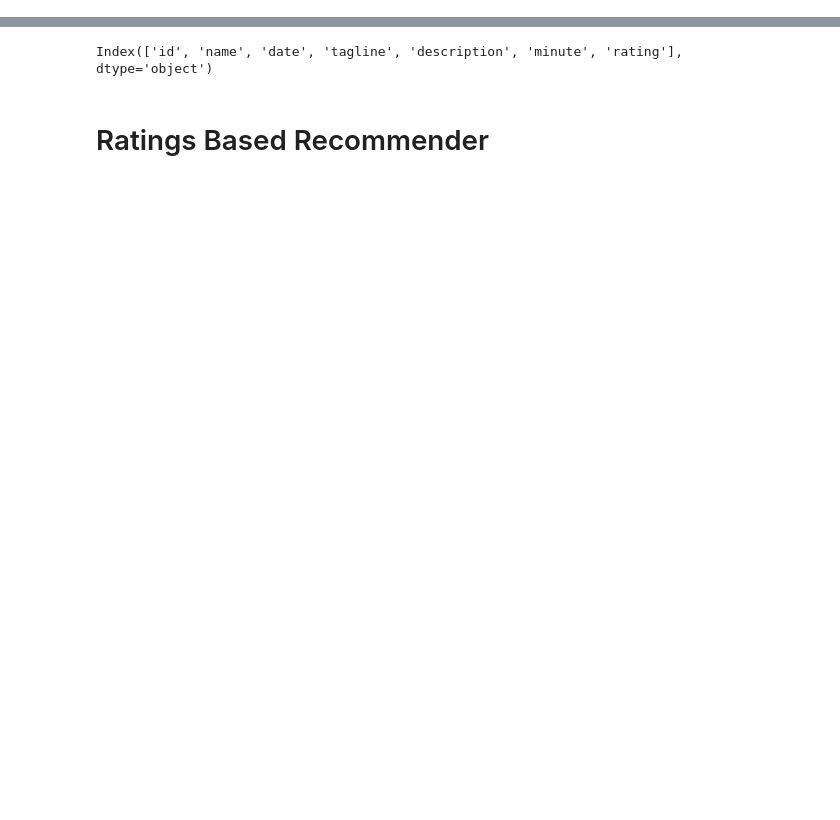
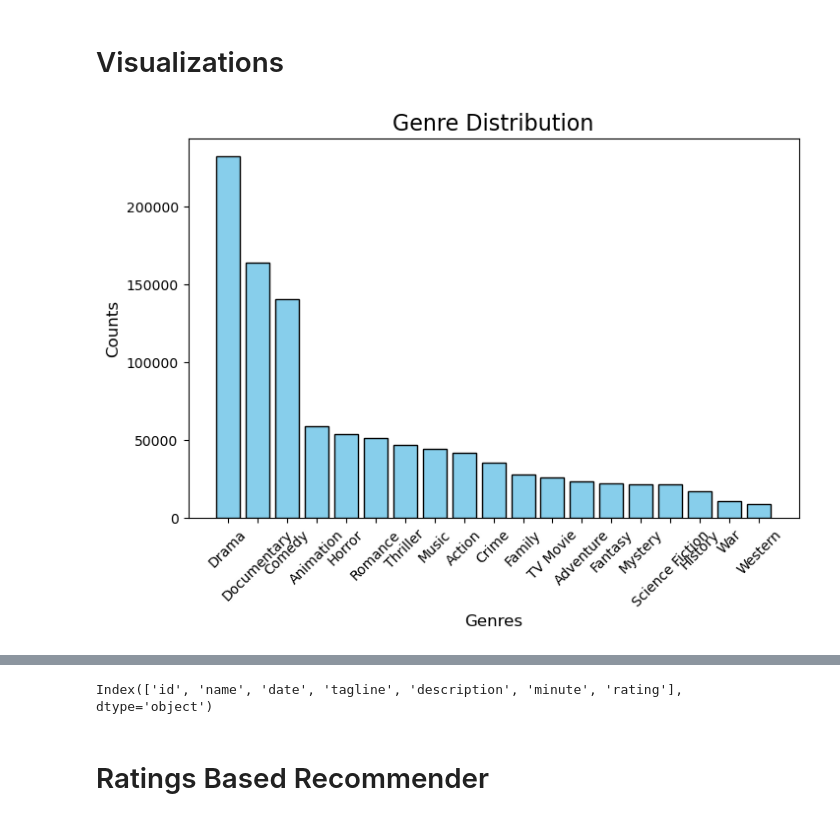
Before and after one commit to hamell42/movie_rec_system, a Jupyter notebook: backend/recommender_test.ipynb, the cells around one changed output, grey strips where cells are left out. Saved outputs shown, nothing was run; the diff lists cells and outputs as text; code cells hidden in the pictures; blank space fills up the shorter version.

```diff
--- a/backend/recommender_test.ipynb
+++ b/backend/recommender_test.ipynb
@@ -16,0 +91,25 @@ ratings_df = pd.read_csv('../dataset/ratings.csv', low_memory=False)
+# %%
+crew_df = crew_df.dropna()
+actors_df = actors_df.dropna()
+genres_df = genres_df.dropna()
+languages_df = languages_df.dropna()
+movies_df = movies_df.dropna()
+posters_df = posters_df.dropna()
+ratings_df = ratings_df.dropna()
+# %% [markdown]
+# Visualizations
+# %%
+import matplotlib.pyplot as plt
+counts = genres_df['genre'].value_counts()
+
+# Plotting
+plt.figure(figsize=(8, 5))
+plt.bar(counts.index, counts.values, color='skyblue', edgecolor='black')
+plt.title('Genre Distribution', fontsize=16)
+plt.xlabel('Genres', fontsize=12)
+plt.ylabel('Counts', fontsize=12)
+plt.xticks(rotation=45, fontsize=10)
+plt.yticks(fontsize=10)
+plt.show()
+# %% [output]
+[figure, added]
```
Also changed, not shown: parts of 18 cells of this notebook, 10 other files.
